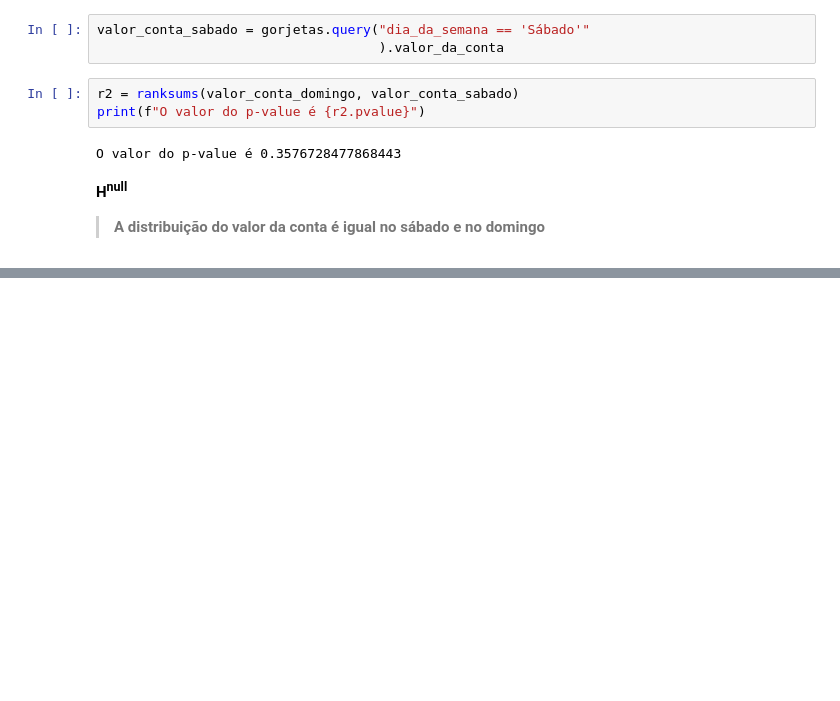
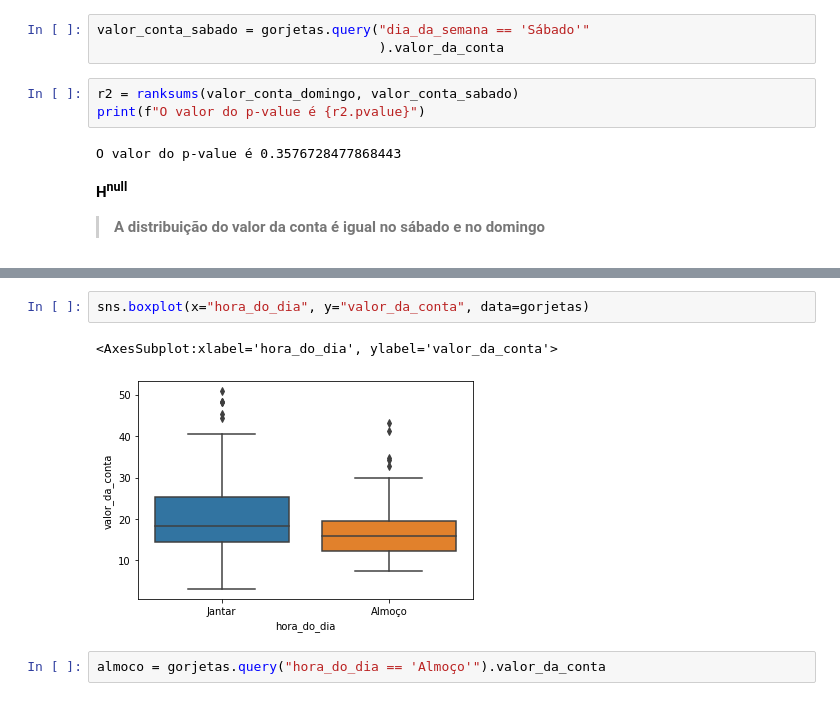
Before and after one commit to gefgu/Alura-Seaborn, a Jupyter notebook: EDA-Gorjetas.ipynb, the cells around one changed output, grey strips where cells are left out. Drawn from its saved outputs; the diff is of its cells as text; blank space fills up the shorter version.

```diff
--- a/EDA-Gorjetas.ipynb
+++ b/EDA-Gorjetas.ipynb
@@ -442,0 +465,7 @@ O valor do p-value é 0.3576728477868443
+# %%
+sns.boxplot(x="hora_do_dia", y="valor_da_conta", data=gorjetas)
+# %% [output]
+<AxesSubplot:xlabel='hora_do_dia', ylabel='valor_da_conta'>
+[figure, added]
+# %%
+almoco = gorjetas.query("hora_do_dia == 'Almoço'").valor_da_conta
```
Also changed, not shown: parts of 25 cells of this notebook, 1 other file.
